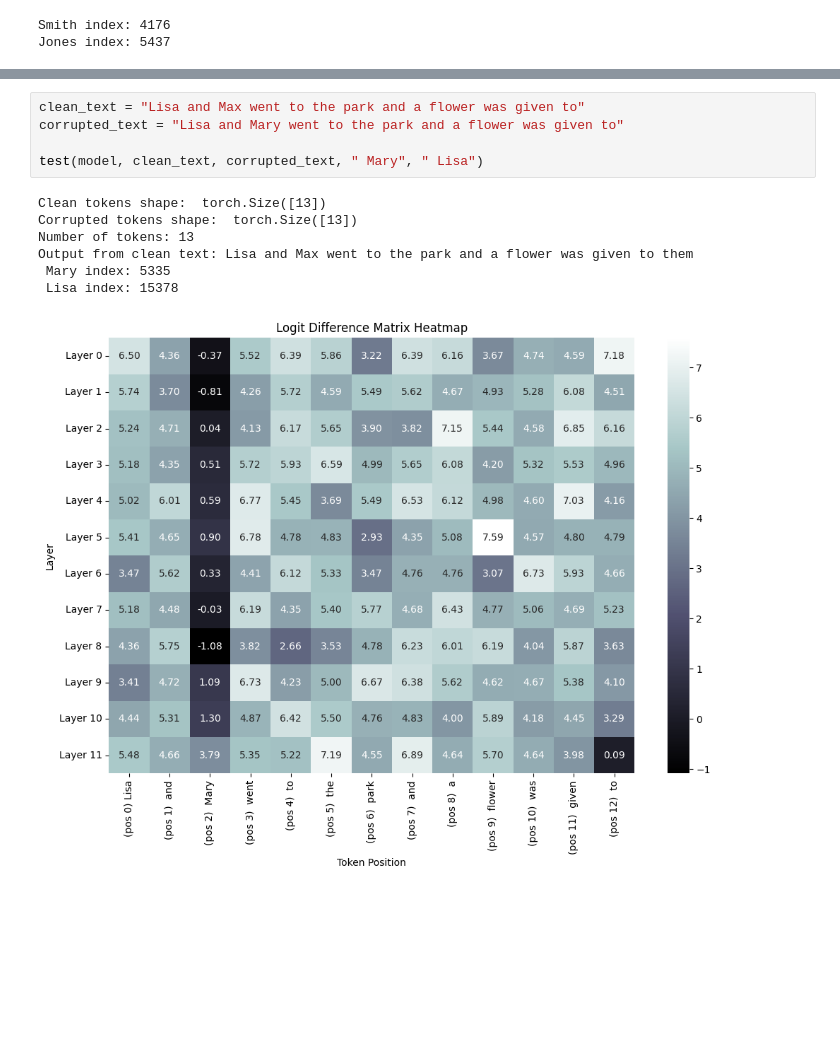
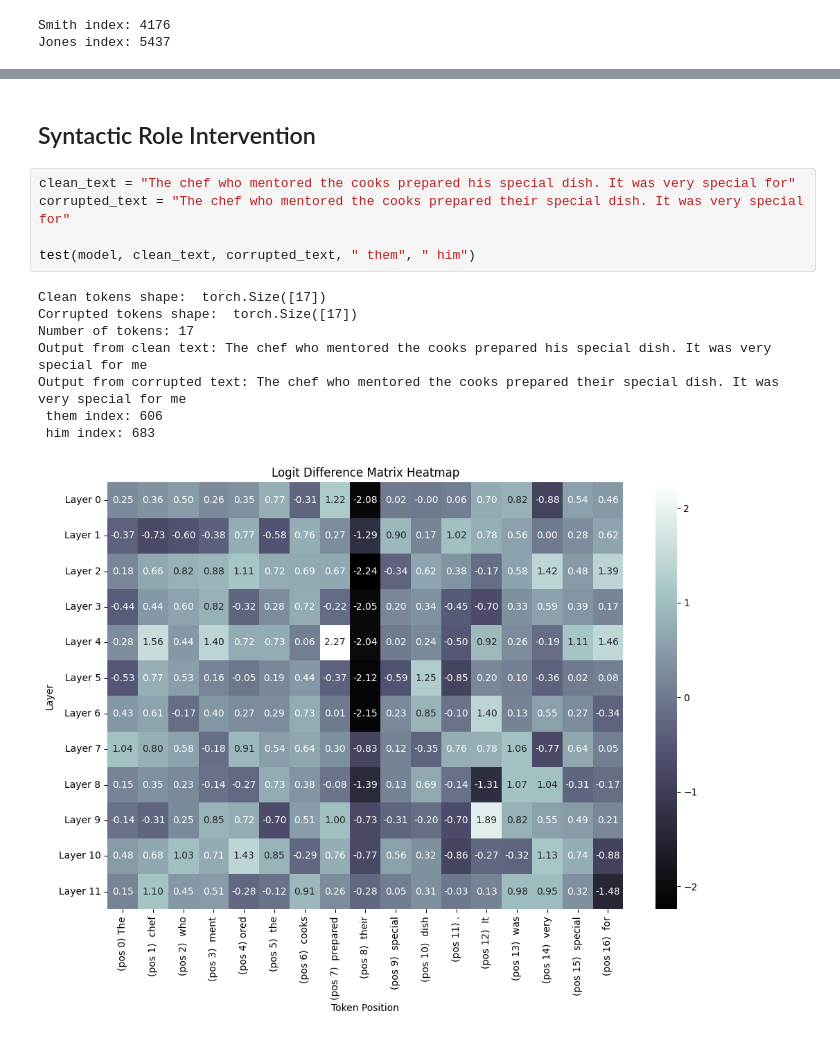
Before and after one commit to aed6-ua/minGPT, a Jupyter notebook: assignment.ipynb, the cells around one changed output, grey strips where cells are left out. Cells and saved outputs as stored; diff of their text form; blank space fills up the shorter version.

```diff
--- a/assignment.ipynb
+++ b/assignment.ipynb
@@ -648,13 +283,16 @@ Output from clean text: I love the Eiffel Tower however my favourite country is
-# %%
-clean_text = "Lisa and Max went to the park and a flower was given to"
-corrupted_text = "Lisa and Mary went to the park and a flower was given to"
-
-test(model, clean_text, corrupted_text, " Mary", " Lisa")
-# %% [output]
-Clean tokens shape:  torch.Size([13])
-Corrupted tokens shape:  torch.Size([13])
-Number of tokens: 13
-Output from clean text: Lisa and Max went to the park and a flower was given to them
- Mary index: 5335
- Lisa index: 15378
-[figure, removed]
+# %% [markdown]
+## Syntactic Role Intervention
+# %%
+clean_text = "The chef who mentored the cooks prepared his special dish. It was very special for"
+corrupted_text = "The chef who mentored the cooks prepared their special dish. It was very special for"
+
+test(model, clean_text, corrupted_text, " them", " him")
+# %% [output]
+Clean tokens shape:  torch.Size([17])
+Corrupted tokens shape:  torch.Size([17])
+Number of tokens: 17
+Output from clean text: The chef who mentored the cooks prepared his special dish. It was very special for me
+Output from corrupted text: The chef who mentored the cooks prepared their special dish. It was very special for me
+ them index: 606
+ him index: 683
+[figure, added]
```
Also changed, not shown: parts of 23 cells of this notebook, 1 other file.
